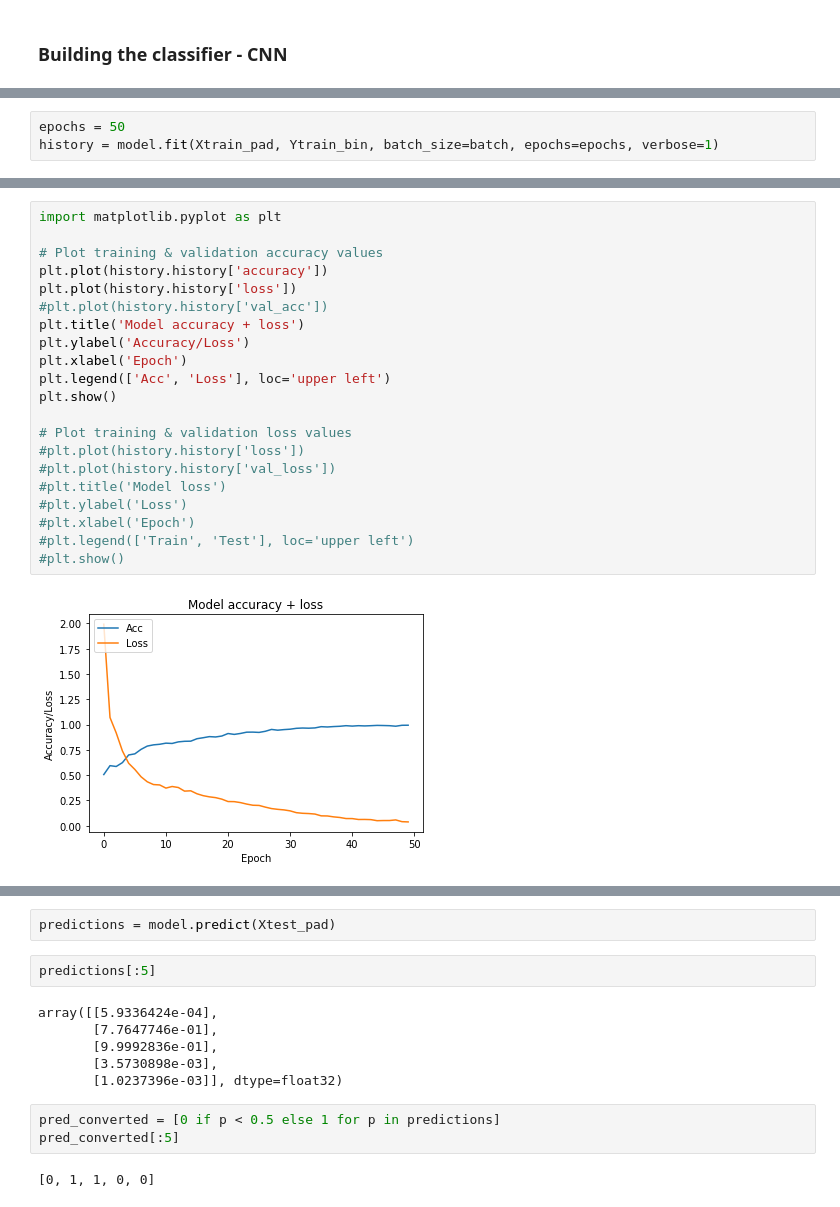
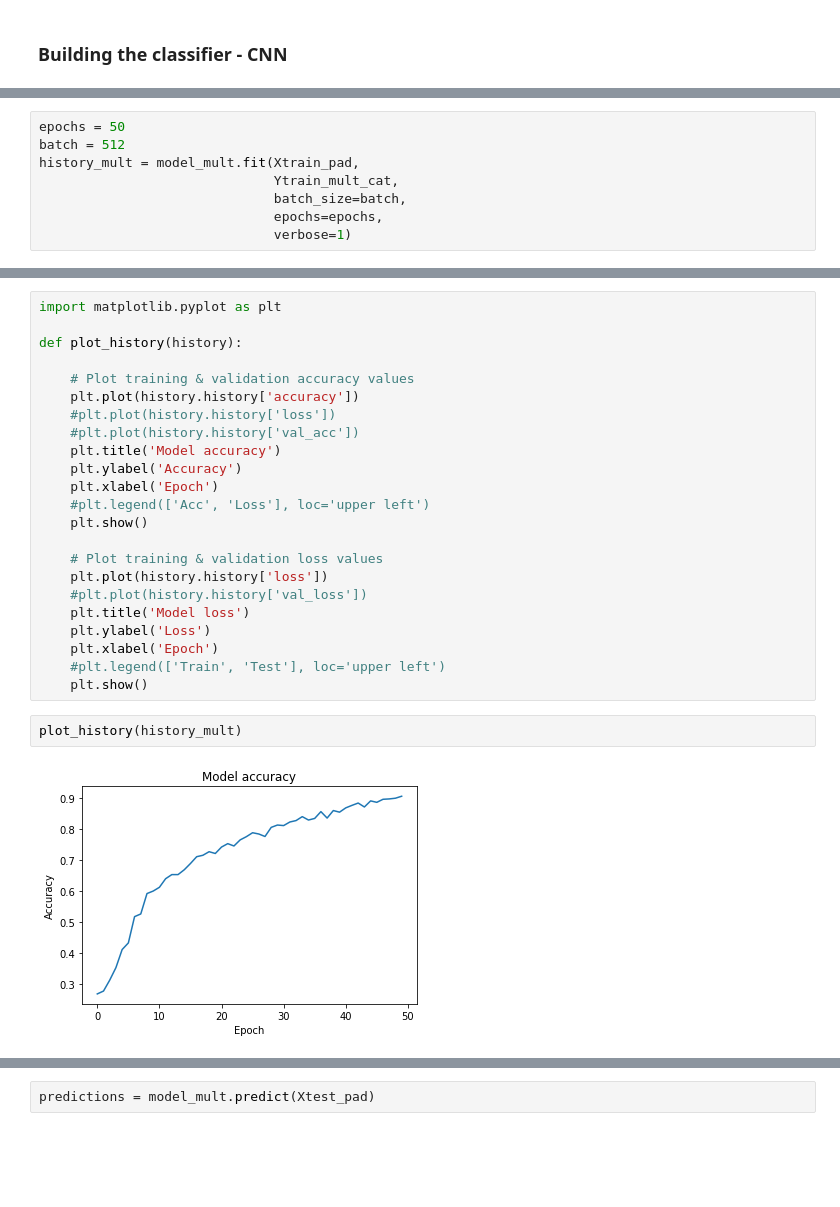
Before and after one commit to BlancaCalvo/LFD_Final_Project, a Jupyter notebook: embeddings_CNN_marion.ipynb, the cells around one changed output, grey strips where cells are left out. Saved outputs shown, nothing was run; the diff lists cells and outputs as text; blank space fills up the shorter version.

```diff
--- a/embeddings_CNN_marion.ipynb
+++ b/embeddings_CNN_marion.ipynb
@@ -276,4 +272,9 @@ _________________________________________________________________
 # %%
 epochs = 50
-history = model.fit(Xtrain_pad, Ytrain_bin, batch_size=batch, epochs=epochs, verbose=1)
+batch = 512
+history_mult = model_mult.fit(Xtrain_pad,
+                              Ytrain_mult_cat,
+                              batch_size=batch,
+                              epochs=epochs,
+                              verbose=1)
 # %% [output]
@@ -297,23 +298,27 @@ Epoch 50/50
 # %%
 import matplotlib.pyplot as plt
 
-# Plot training & validation accuracy values
-plt.plot(history.history['accuracy'])
-plt.plot(history.history['loss'])
-#plt.plot(history.history['val_acc'])
-plt.title('Model accuracy + loss')
-plt.ylabel('Accuracy/Loss')
-plt.xlabel('Epoch')
-plt.legend(['Acc', 'Loss'], loc='upper left')
-plt.show()
+def plot_history(history):
 
-# Plot training & validation loss values
-#plt.plot(history.history['loss'])
-#plt.plot(history.history['val_loss'])
-#plt.title('Model loss')
-#plt.ylabel('Loss')
-#plt.xlabel('Epoch')
-#plt.legend(['Train', 'Test'], loc='upper left')
-#plt.show()
+    # Plot training & validation accuracy values
+    plt.plot(history.history['accuracy'])
+    #plt.plot(history.history['loss'])
+    #plt.plot(history.history['val_acc'])
+    plt.title('Model accuracy')
+    plt.ylabel('Accuracy')
+    plt.xlabel('Epoch')
+    #plt.legend(['Acc', 'Loss'], loc='upper left')
+    plt.show()
+
+    # Plot training & validation loss values
+    plt.plot(history.history['loss'])
+    #plt.plot(history.history['val_loss'])
+    plt.title('Model loss')
+    plt.ylabel('Loss')
+    plt.xlabel('Epoch')
+    #plt.legend(['Train', 'Test'], loc='upper left')
+    plt.show()
-# %% [output]
-[figure, removed]
+# %%
+plot_history(history_mult)
+# %% [output]
+[figure, added]
@@ -320,15 +326,2 @@ plt.show()
 # %%
-predictions = model.predict(Xtest_pad)
+predictions = model_mult.predict(Xtest_pad)
-# %%
-predictions[:5]
-# %% [output]
-array([[5.9336424e-04],
-       [7.7647746e-01],
-       [9.9992836e-01],
-       [3.5730898e-03],
-       [1.0237396e-03]], dtype=float32)
-# %%
-pred_converted = [0 if p < 0.5 else 1 for p in predictions]
-pred_converted[:5]
-# %% [output]
-[0, 1, 1, 0, 0]
```
Also changed, not shown: parts of 15 cells of this notebook.
